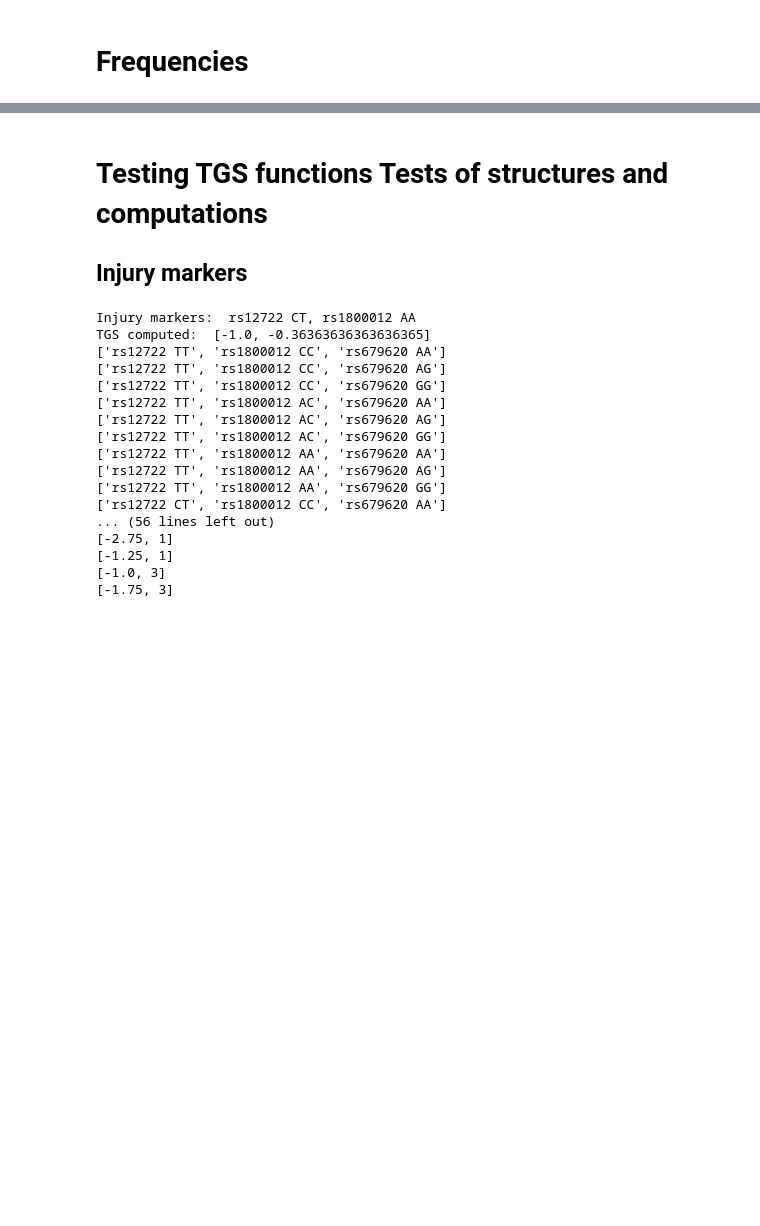
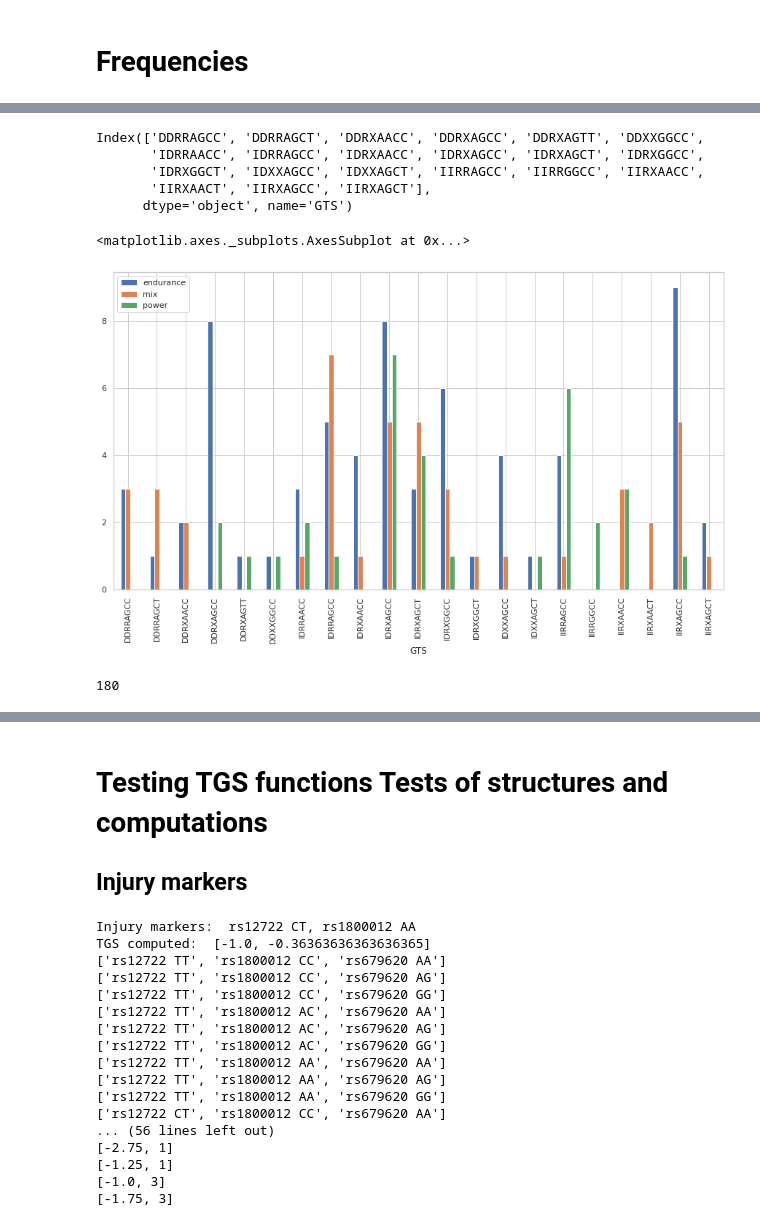
Before and after one commit to erinijapranckeviciene/ppolygenic, a Jupyter notebook: ppolygenic.ipynb, the cells around one changed output, grey strips where cells are left out. Saved outputs shown, nothing was run; the diff lists cells and outputs as text; code cells hidden in the pictures; blank space fills up the shorter version.

```diff
--- a/ppolygenic.ipynb
+++ b/ppolygenic.ipynb
@@ -497,0 +475,73 @@ sns.despine(offset=10, trim=True)
+# %%
+gtsm2fm=pd.DataFrame(gtsm[(gtsm['F']!=0) & (gtsm['M']!=0)] )
+gtsm2fm.index
+# %% [output]
+Index(['DDRRAGCC', 'DDRRAGCT', 'DDRXAACC', 'DDRXAGCC', 'DDRXAGTT', 'DDXXGGCC',
+       'IDRRAACC', 'IDRRAGCC', 'IDRXAACC', 'IDRXAGCC', 'IDRXAGCT', 'IDRXGGCC',
+       'IDRXGGCT', 'IDXXAGCC', 'IDXXAGCT', 'IIRRAGCC', 'IIRRGGCC', 'IIRXAACC',
+       'IIRXAACT', 'IIRXAGCC', 'IIRXAGCT'],
+      dtype='object', name='GTS')
+# %%
+gtsm2fm.plot.bar(y=['endurance','mix','power'],figsize=(15,8))
+# %% [output]
+<matplotlib.axes._subplots.AxesSubplot at 0x...>
+[figure, added]
+# %%
+import numpy as np
+url="https://raw.githubusercontent.com/erinijapranckeviciene/ppolygenic/master/lt_athletes.csv"
+lt_athletes_data = pd.read_csv(url)
+
+lt_athletes_df=lt_athletes_data
+nr,nc=lt_athletes_data.shape
+print(nr)
+dftgs=np.zeros([nr,1], dtype=float)
+dftgsn=np.zeros([nr,1], dtype=float)
+dftgs2=np.zeros([nr,1], dtype=float)
+dftgsn2=np.zeros([nr,1], dtype=float)
+dftgs3=np.zeros([nr,1], dtype=float)
+dftgsn3=np.zeros([nr,1], dtype=float)
+dftgs31=np.zeros([nr,1], dtype=float)
+dftgsn31=np.zeros([nr,1], dtype=float)
+
+for i in range(1,nr):
+    drow   = lt_athletes_data.iloc[i]
+    gtlist = 'rs1799752 '+drow['ACE_rs1799752']+', rs1815739 '+drow['ACTN3_rs1815739']+', rs7293 '+drow['MB_rs7293']+', rs17602729 '+drow['AMPD1_rs17602729']
+    gtlist2 = 'rs1799752 '+drow['ACE_rs1799752']+', rs1815739 '+drow['ACTN3_rs1815739']
+    gtlist3 = 'rs1799752 '+drow['ACE_rs1799752']+', rs1815739 '+drow['ACTN3_rs1815739']+', rs17602729 '+drow['AMPD1_rs17602729']
+    gtlist31 = 'rs1799752 '+drow['ACE_rs1799752']+', rs1815739 '+drow['ACTN3_rs1815739']+', rs7293 '+drow['MB_rs7293']
+    #print(drow['ACTN3_rs1815739'],drow['AMPD1_rs17602729'], drow['MB_rs7293'],drow['ACE_rs1799752'] )
+    #print(gtlist)
+    # call total genotype score
+    tgs_endpow = total_genotype_score(gtlist, markers_endpow['endurance_power_vilnius'])
+    tgs_endpow2 = total_genotype_score(gtlist2, markers_endpow['endurance_power_vilnius'])
+    tgs_endpow3 = total_genotype_score(gtlist3, markers_endpow['endurance_power_vilnius'])
+    tgs_endpow31 = total_genotype_score(gtlist31, markers_endpow['endurance_power_vilnius'])
+    #print("Endurance power markers LT data: ",endpow_gt_list)
+    #print("TGS computed: ", tgs_endpow)
+    #print('TGS')
+    #print(tgs_endpow[0])
+    #print(tgs_endpow[1])
+    dftgs[i]=tgs_endpow[0]
+    dftgsn[i]=tgs_endpow[1]
+    dftgs2[i]=tgs_endpow2[0]
+    dftgsn2[i]=tgs_endpow2[1]
+    dftgs3[i]=tgs_endpow3[0]
+    dftgsn3[i]=tgs_endpow3[1]
+    dftgs31[i]=tgs_endpow31[0]
+    dftgsn31[i]=tgs_endpow31[1]
+#add two columns to the athletes dataframe with data
+lt_athletes_df.insert(nc, "TGS", dftgs, True)
+lt_athletes_df.insert(nc+1, "TGSnorm", dftgsn, True)
+lt_athletes_df.insert(nc+2, "TGSaceactn3", dftgs2, True)
+lt_athletes_df.insert(nc+3, "TGSnormaceactn3", dftgsn2, True)
+lt_athletes_df.insert(nc+4, "TGSaceactn3ampd1", dftgs3, True)
+lt_athletes_df.insert(nc+5, "TGSnormaceactn3ampd1", dftgsn3, True)
+lt_athletes_df.insert(nc+6, "TGSaceactn3mb", dftgs31, True)
+lt_athletes_df.insert(nc+7, "TGSnormaceactn3mb", dftgsn31, True)
+lt_athletes_df.insert(nc+8, 'ID', np.arange(1,181))
+lt_athletes_df.tail()
+lt_tgsnorm=lt_athletes_df.filter(['ID','class','gender','TGSnorm','TGSnormaceactn3','TGSnormaceactn3ampd1','TGSnormaceactn3mb'], axis=1)
+lt_tgsnorm.head()
+lt_tgslineplot=lt_athletes_df.filter(['class','gender','TGSnorm','TGSnormaceactn3','TGSnormaceactn3ampd1','TGSnormaceactn3mb'], axis=1)
+# %% [output]
+180
```
Also changed, not shown: parts of 46 cells of this notebook.
